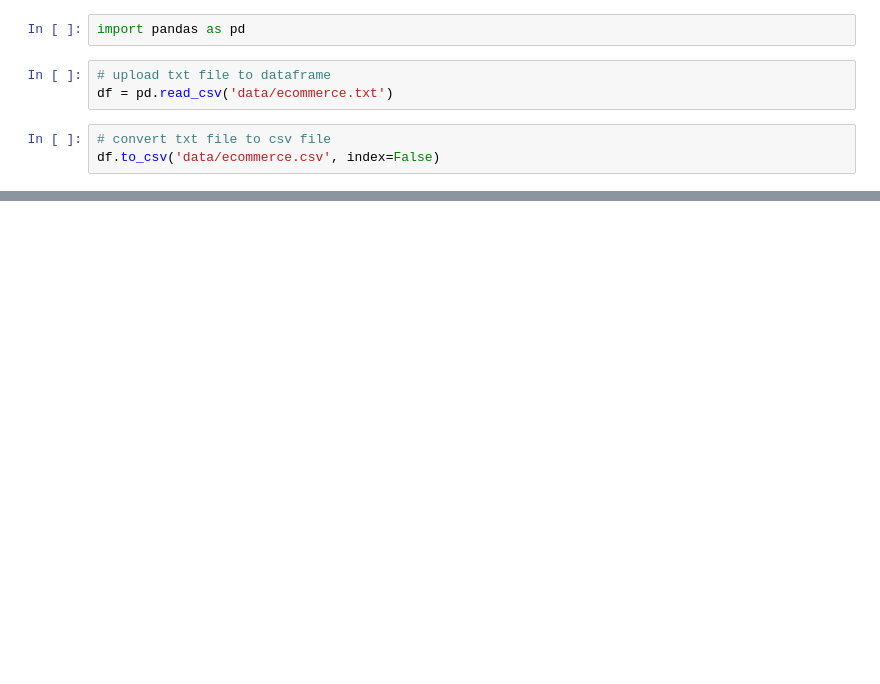
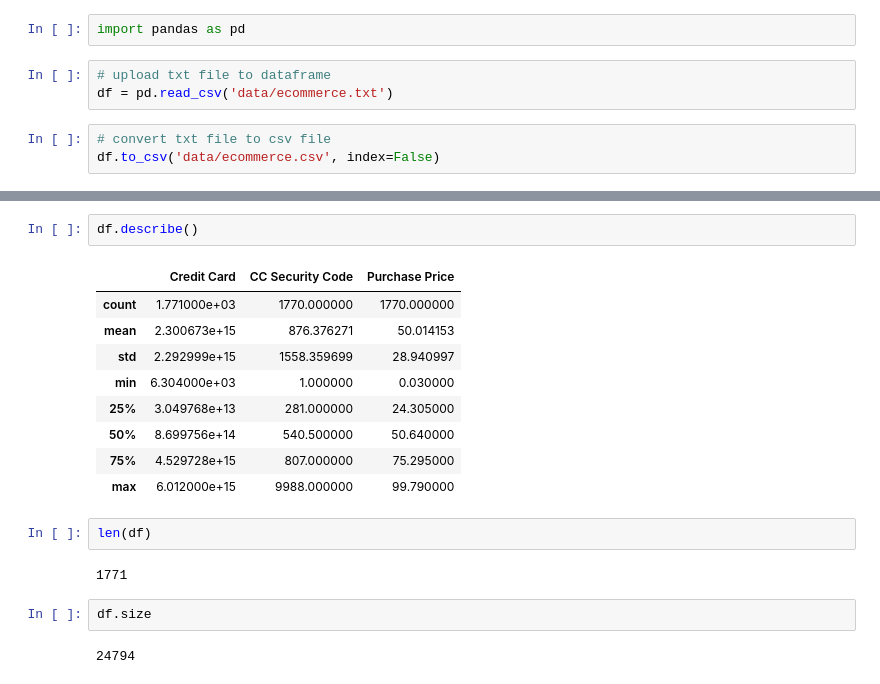
Before and after one commit to roblivesinottawa/ecommerce_analysis, a Jupyter notebook: ecommerce_analysis.ipynb, the cells around one changed output, grey strips where cells are left out. Drawn from its saved outputs; the diff is of its cells as text; blank space fills up the shorter version.

```diff
--- a/ecommerce_analysis.ipynb
+++ b/ecommerce_analysis.ipynb
@@ -17,0 +38,20 @@ df.head()
+# %%
+df.describe()
+# %% [output]
+|  | Credit Card | CC Security Code | Purchase Price |
+| count | 1.771000e+03 | 1770.000000 | 1770.000000 |
+| mean | 2.300673e+15 | 876.376271 | 50.014153 |
+| std | 2.292999e+15 | 1558.359699 | 28.940997 |
+| min | 6.304000e+03 | 1.000000 | 0.030000 |
+| 25% | 3.049768e+13 | 281.000000 | 24.305000 |
+| 50% | 8.699756e+14 | 540.500000 | 50.640000 |
+| 75% | 4.529728e+15 | 807.000000 | 75.295000 |
+| max | 6.012000e+15 | 9988.000000 | 99.790000 |
+# %%
+len(df)
+# %% [output]
+1771
+# %%
+df.size
+# %% [output]
+24794
```
Also changed, not shown: parts of 16 cells of this notebook.
